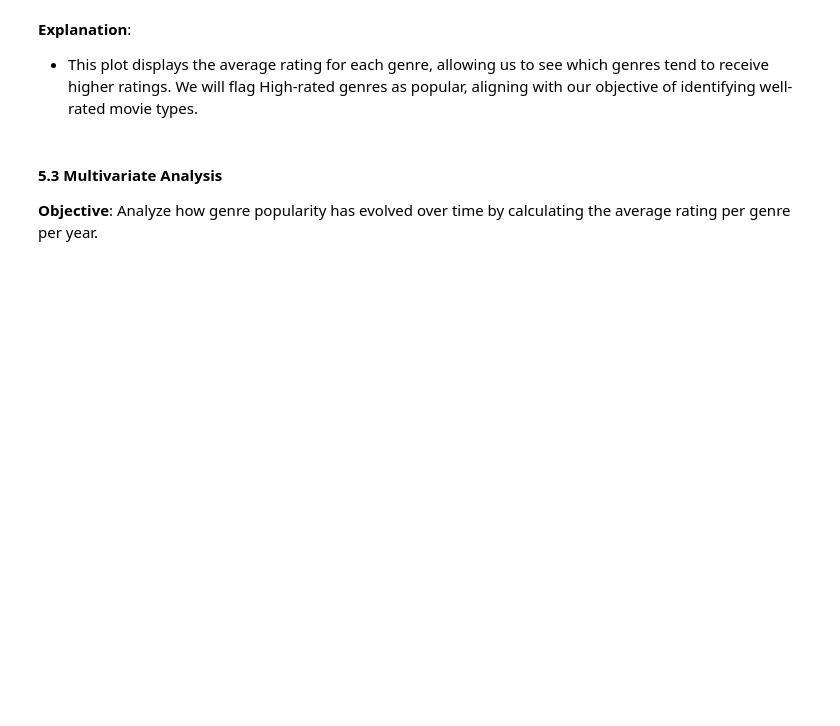
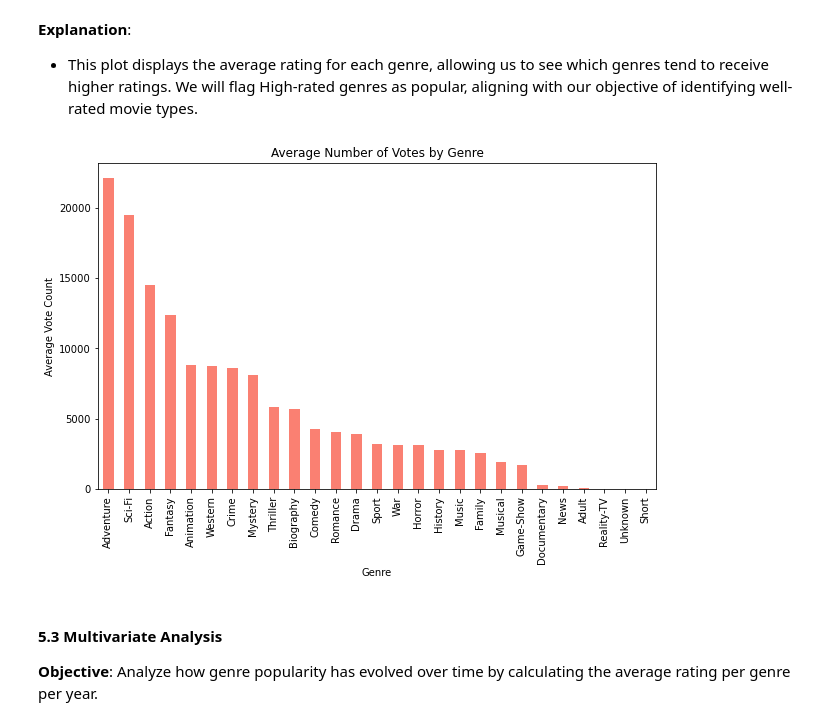
Before and after one commit to Otim135/group3-phase2-project, a Jupyter notebook: ipynbs/Alfred.ipynb, the cells around one changed output. Cells and saved outputs as stored; diff of their text form; code cells hidden in the pictures; blank space fills up the shorter version.

```diff
--- a/ipynbs/Alfred.ipynb
+++ b/ipynbs/Alfred.ipynb
@@ -380,6 +396,19 @@ plt.show()
 # %% [markdown]
 **Explanation**:
 - This plot displays the average rating for each genre, allowing us to see which genres tend to receive higher ratings.  We will flag High-rated genres as popular, aligning with our objective of identifying well-rated movie types.
+# %%
+# Calculate the average number of votes per genre
+average_votes_by_genre = movie_data.groupby('genres')['numvotes'].mean().sort_values(ascending=False)
+
+# Plot average number of votes by genre
+plt.figure(figsize=(10, 6))
+average_votes_by_genre.plot(kind='bar', color='salmon')
+plt.title("Average Number of Votes by Genre")
+plt.xlabel("Genre")
+plt.ylabel("Average Vote Count")
+plt.show()
+# %% [output]
+[figure, added]
 # %% [markdown]
 
 
```
Also changed, not shown: parts of 7 cells of this notebook.
